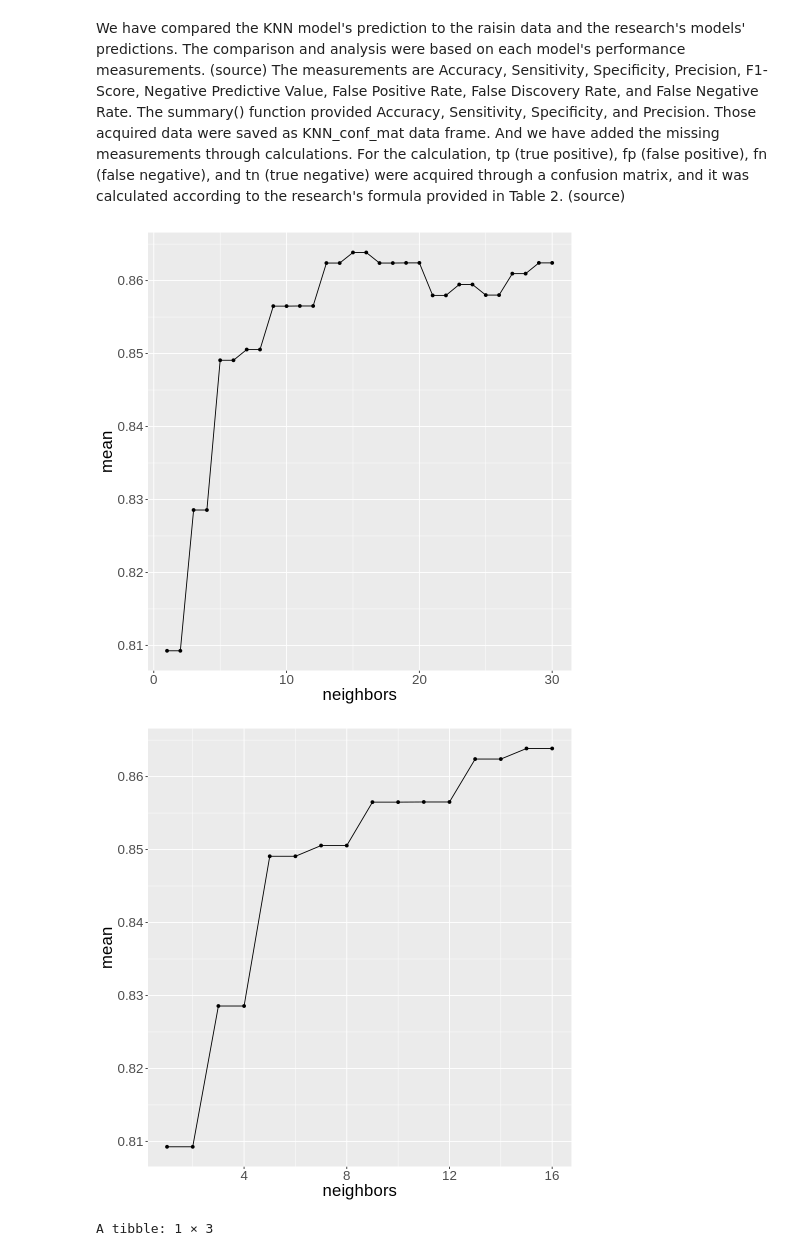
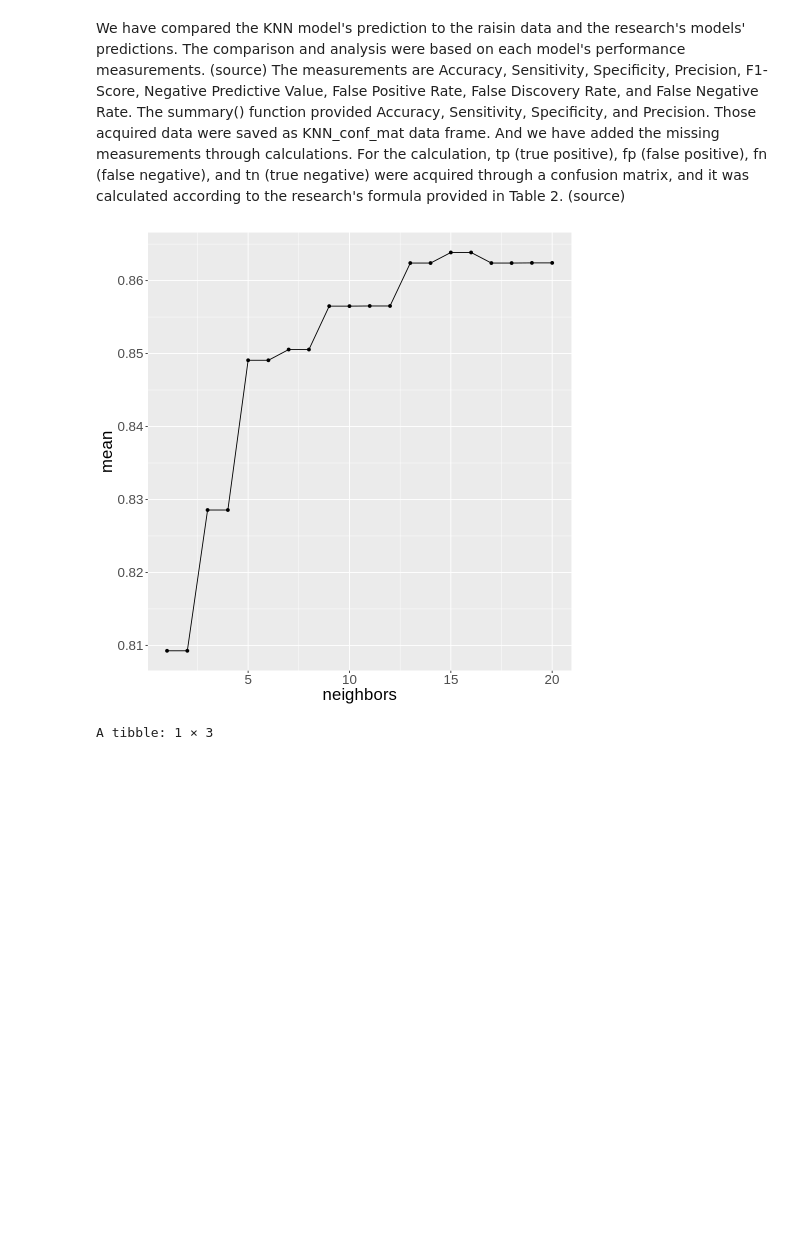
Before and after one commit to dylankim990/DSCI100_Group_1, a Jupyter notebook: MainDataAnalysis.ipynb, the cells around one changed output. Cells and saved outputs as stored; diff of their text form; code cells hidden in the pictures; blank space fills up the shorter version.

Commit message:
edited 2's desribption and the visual for step 4, finding new neighbors to better visualize the peak

```diff
--- a/MainDataAnalysis.ipynb
+++ b/MainDataAnalysis.ipynb
@@ -206,36 +206,30 @@ We have compared the KNN model's prediction to the raisin data and the research'
 # %%
 set.seed(5805)
 raisin_spec <- nearest_neighbor(weight_func = "rectangular", neighbors = tune()) %>%
     set_engine("kknn") %>%
     set_mode("classification")
 
 raisin_recipe <- recipe(Class ~ ., data = raisin_training) %>%
     step_scale(all_predictors()) %>%
     step_center(all_predictors())
 
 onetotwenty <- tibble(neighbors = seq(1,30))
 raisin_vfold <- vfold_cv(raisin_training, v = 5, strata = Class)
 
 raisin_workflow <- workflow() %>%
     add_recipe(raisin_recipe) %>%
     add_model(raisin_spec) %>%
     tune_grid(resamples = raisin_vfold, grid = onetotwenty) %>%
     collect_metrics() %>%
     filter(.metric == "accuracy")
 
-ggplot(raisin_workflow, aes(x = neighbors, y = mean)) +
-    geom_point() +
-    geom_line() +
-    theme(text = element_text(size = 20))
-
-filtered_raisin_workflow <- filter(raisin_workflow, neighbors <= 16)
+filtered_raisin_workflow <- filter(raisin_workflow, neighbors <= 20)
 ggplot(filtered_raisin_workflow, aes(x = neighbors, y = mean)) +
     geom_point() +
     geom_line() +
     theme(text = element_text(size = 20))
 # %% [output]
-[figure, old version]
+[figure, new version]
-[figure, removed]
 # %%
 set.seed(5805)
 raisin_best_spec <- nearest_neighbor(weight_func = "rectangular", neighbors = 16) %>%
```
Also changed, not shown: parts of 1 cell of this notebook.
